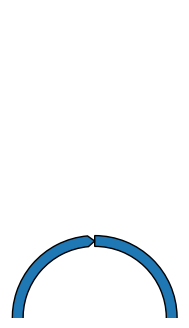
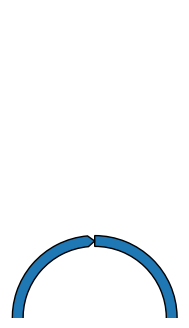
The change to this notebook cell's code, shown as a diff; its figure went from the first image to the second:
--- before
+++ after
@@ -18,11 +18,11 @@
     def compute_feature_color(self, feature):
       if feature.type == "CDS":
-          return "red"
+          return 'red'
       elif feature.type == "regulatory":
-          return "green"
+          return 'green'
       elif feature.type == "misc_feature":
-          return "blue"
+          return 'blue'
       elif feature.type == "backbone":
-          return "black"       
+          return 'black'       
       
 #        color_map = { 
@@ -45,3 +45,3 @@
 myTranslator = TranslatorSurMesure()
 dnaGraphics = myTranslator.translate_record("../z.misc_files/data_seq/vector.pGEM-9Zf-minus.gb", record_class=CircularGraphicRecord)
-ax, _ = dnaGraphics.plot(figure_width=40)
+ax, _ = dnaGraphics.plot()

Commit: Diverses éditions pour session A2026 BCM3553